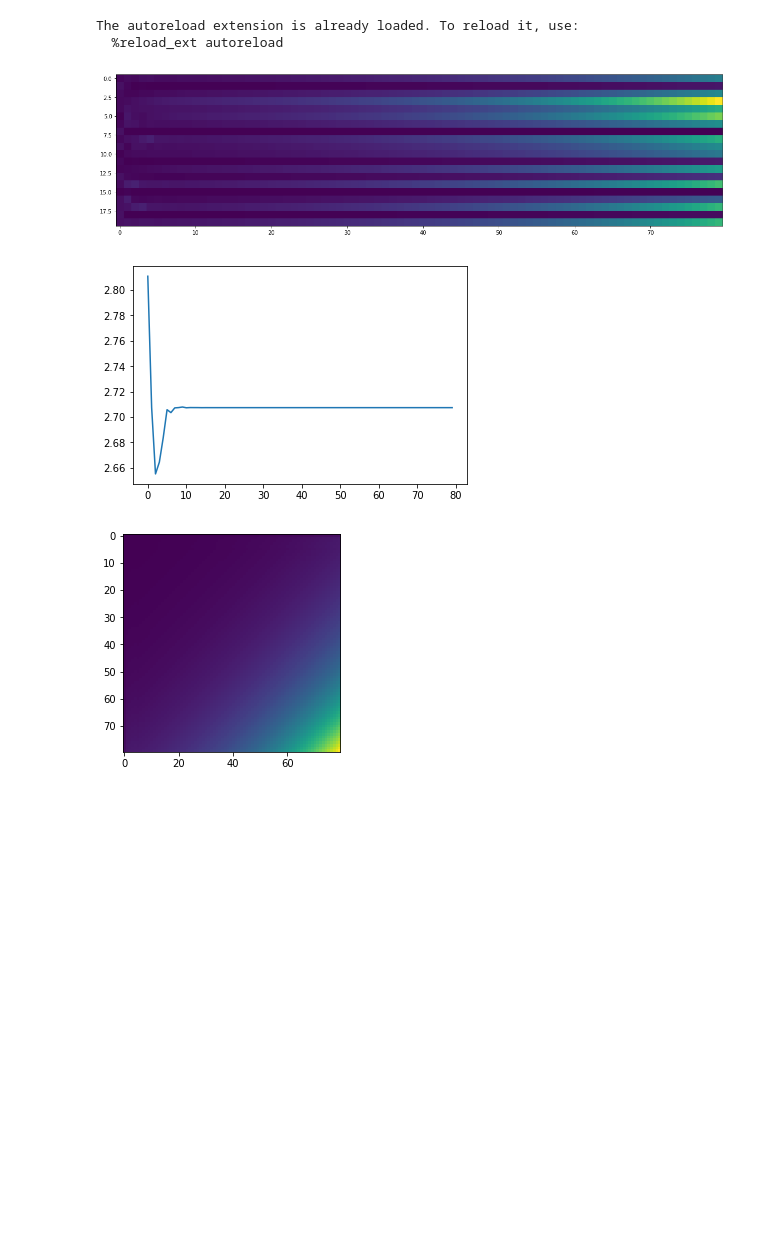
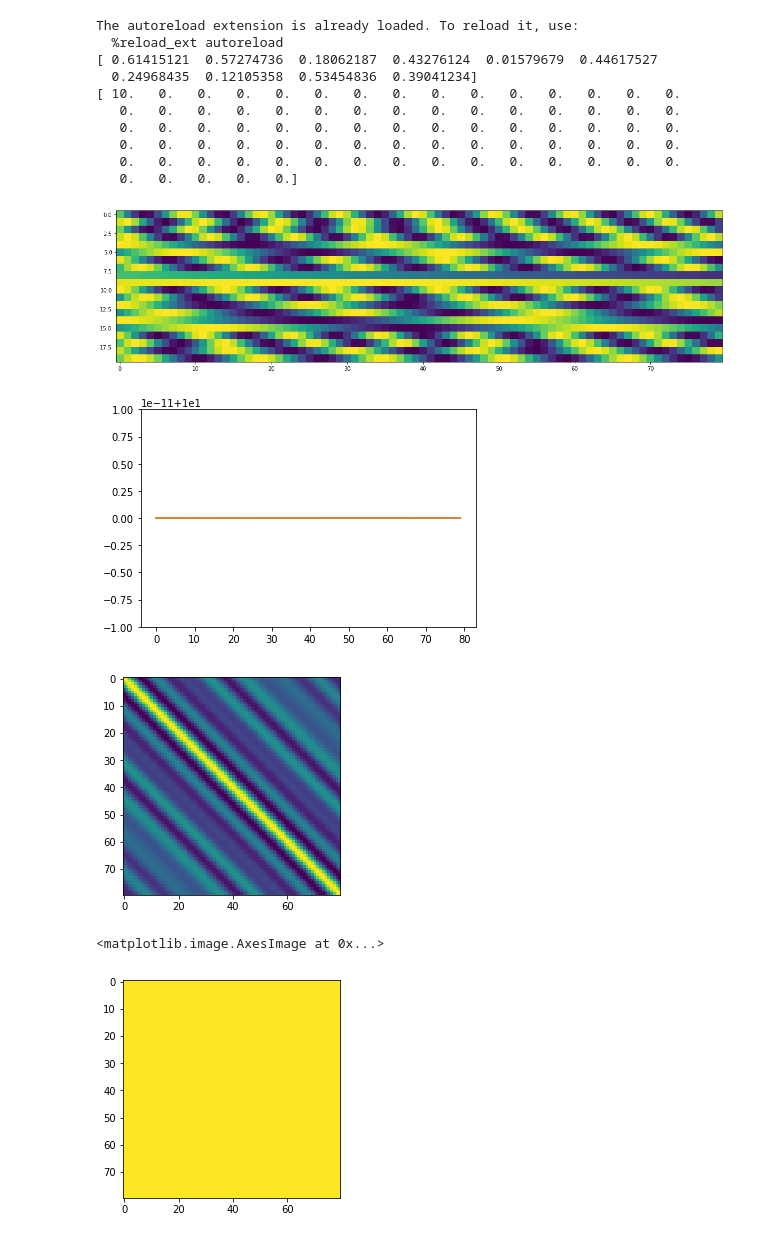
Before and after one commit to mirkoklukas/htmresearch, a Jupyter notebook: projects/gridcells/jupyter/Grid embedding /Untitled.ipynb, the cells around one changed output. Drawn from its saved outputs; the diff is of its cells as text; code cells hidden in the pictures; blank space fills up the shorter version.

```diff
--- a/projects/gridcells/jupyter/Grid embedding /Untitled.ipynb
+++ b/projects/gridcells/jupyter/Grid embedding /Untitled.ipynb
@@ -1,5 +1,5 @@
 # %%
-import numpy as np
+##### import numpy as np
 import matplotlib.pyplot as plt
 from scipy.stats import ortho_group
 from scipy.stats import entropy
@@ -14,6 +14,8 @@ from scipy import sparse
 dx = 0.2
 l  = 80
 n  = 20
+
+
 
 C = np.zeros((n,l))
 
@@ -31,37 +33,64 @@ def rot(theta):
 
 
 theta = np.random.sample(n/2)*np.pi*.2
-# theta = np.ones(n/2)*.2
+# theta = np.ones(n/2)*np.pi*.04
+
 
 Q = ortho_group.rvs(n)
 
 # W = np.dot(np.dot(Q,rot(theta)),Q.T)
-# W = rot(theta)
+W = rot(theta)
 # W = sparse.random(n,n,.12).A
 
-C[:,0] = np.random.sample(n)
+
+# C[:,0] = np.dot(rot(np.linspace(0.,np.pi*2., num=n/2)),np.ones(n))
+
+C[:,0] = np.random.rand(n)
+for i in np.arange(n, step=2):
+    C[i:i+2,0] = C[i:i+2,0]/np.sum(C[i:i+2,0]**2)**0.5
+
+
+print theta
+print np.sum(C**2, axis=0)
+
 for i in range(1, l):
     C[:,i] = np.dot(W, C[:,i-1])
 
+
+# C = C * (1 + np.random.sample((1,l))*4.5)
 
 
 plt.figure(figsize=(20,20))
 plt.imshow(C)
 plt.show()
 
 
 C_ = C - np.min(C, axis=0, keepdims=True)
 C_ = C_/np.max(C_, axis=0, keepdims=True)
 C_ = C_/np.sum(C_, axis=0, keepdims=True)
 
-plt.plot([entropy(c) for c in C_.T] )
+# plt.plot([entropy(c) for c in C_.T] )
+plt.plot(np.sum(C**2, axis=0) )
+plt.plot(np.arange(l),np.ones(l)*np.sum(C[:,0]**2))
 plt.show()
 
 plt.imshow(np.dot(C.T,C))
 plt.show()
+
+plt.imshow( np.sum(C**2, axis=0, keepdims=True).T + np.sum(C**2, axis=0, keepdims=True), vmin=0)
 # %% [output]
 The autoreload extension is already loaded. To reload it, use:
   %reload_ext autoreload
+[ 0.61415121  0.57274736  0.18062187  0.43276124  0.01579679  0.44617527
+  0.24968435  0.12105358  0.53454836  0.39041234]
+[ 10.   0.   0.   0.   0.   0.   0.   0.   0.   0.   0.   0.   0.   0.   0.
+   0.   0.   0.   0.   0.   0.   0.   0.   0.   0.   0.   0.   0.   0.   0.
+   0.   0.   0.   0.   0.   0.   0.   0.   0.   0.   0.   0.   0.   0.   0.
+   0.   0.   0.   0.   0.   0.   0.   0.   0.   0.   0.   0.   0.   0.   0.
+   0.   0.   0.   0.   0.   0.   0.   0.   0.   0.   0.   0.   0.   0.   0.
+   0.   0.   0.   0.   0.]
-[figure, old version]
+[figure, new version]
-[figure, old version]
+[figure, new version]
-[figure, old version]
+[figure, new version]
+<matplotlib.image.AxesImage at 0x...>
+[figure, added]
```
Also changed, not shown: 3 other files.
